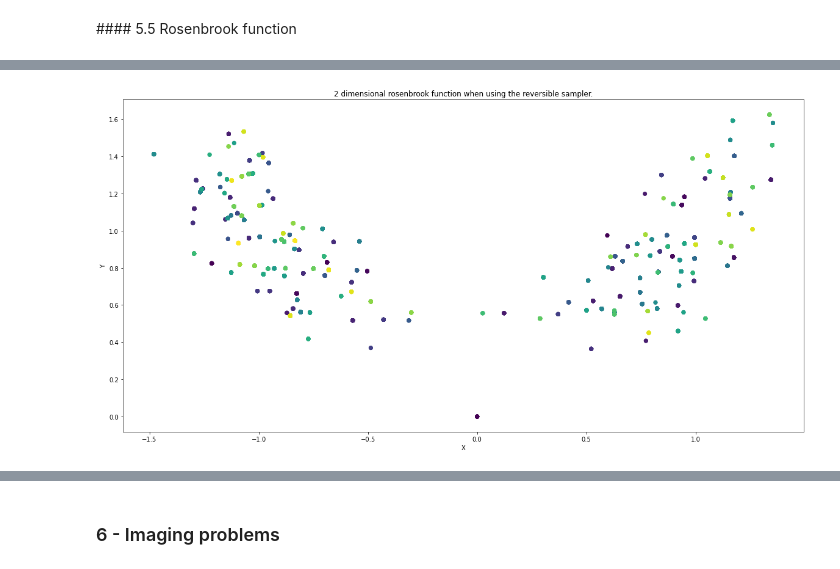
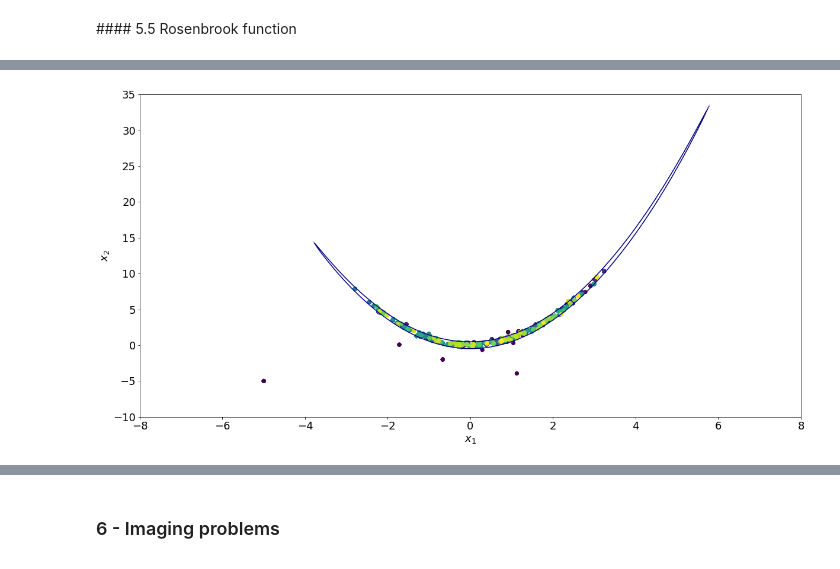
Before and after one commit to LorenzoStigliano/inverse-problems-mcmc, a Jupyter notebook: Main_Notebook.ipynb, the cells around one changed output, grey strips where cells are left out. Drawn from its saved outputs; the diff is of its cells as text; code cells hidden in the pictures.

```diff
--- a/Main_Notebook.ipynb
+++ b/Main_Notebook.ipynb
@@ -1,8 +1,12 @@
 # %%
 import numpy as np
 import pandas as pd
+from scipy import stats
+import random
+
 import matplotlib.pyplot as plt
-from scipy import stats
+import matplotlib
+matplotlib.rcParams.update({'font.size': 18})
 # %% [markdown]
 ## Classes used for the sampling algorithms.
 # %%
@@ -356,13 +168,0 @@ class Sampler():
-# %%
-# Example of how to use these classes above.
-normal_dist = Multivariate_Gaussian([10,2],[[1,0],[0,1]])
-proposal = Proposal(beta=2.3, pick="random_walk_2d")
-sampler = Sampler(beta = 2.3, N = 10, dimension=2, target_distribution=normal_dist, proposal=proposal)
-
-a, b = sampler.Reversible_Metropolis_Hastings_Algo()
-# %%
-normal_dist = Normal_Distribution(10,2)
-proposal = Proposal(beta=2.3, pick="random_walk")
-sampler = Sampler(beta = 2.3, N = 10, dimension=1, target_distribution=normal_dist, proposal=proposal)
-
-a, b = sampler.Reversible_Metropolis_Hastings_Algo()
@@ -957,0 +2102,11 @@ comparison.compare_lags(60)
+# %%
+np.random.seed(1)
+
+rosenbrook_2D = Rosenbrook_2D_Function(5)
+
+sampler_rosenbrook_2D = Sampler_Non_Reversible(alpha = 1, beta = 2.5, N = 10000, dimension = 2, target_distribution=rosenbrook_2D)
+
+samples_non_reversible, _ = sampler_rosenbrook_2D.Non_Reversible_Metropolis_Hastings_High_Dimensions(500)
+graph_maker = Graph_Maker(samples_non_reversible)
+
+graph_maker.plot_2D_rosenbrook(5, "5.5.2.f", 2, False)
@@ -958,10 +2115,11 @@ comparison.compare_lags(60)
 # %%
-rosenbrook_2D = Rosenbrook_2D_Function(100,10)
-proposal = Proposal(beta = beta_R, pick = "random_walk_2d")
-sampler_rosenbrook_2D = Sampler(beta = beta_R, N = 10000, dimension = 2, target_distribution=rosenbrook_2D, proposal=proposal)
+np.random.seed(1)
+
+proposal = Proposal(beta = 3.2, pick = "random_walk_2d")
+sampler_rosenbrook_2D = Reversible_Sampler(N = 10000, dimension = 2, target_distribution=rosenbrook_2D, proposal=proposal)
 
 samples_reversible, _ = sampler_rosenbrook_2D.Reversible_Metropolis_Hastings_Algo()
 graph_maker = Graph_Maker(samples_reversible)
-graph_maker.plot_2D("2 dimensional rosenbrook function when using the reversible sampler.")
+graph_maker.plot_2D_rosenbrook(5, "5.5.2.g", 2, False)
 # %% [output]
-[figure, old version]
+[figure, new version]
```
Also changed, not shown: parts of 186 cells of this notebook, 1 other file.
